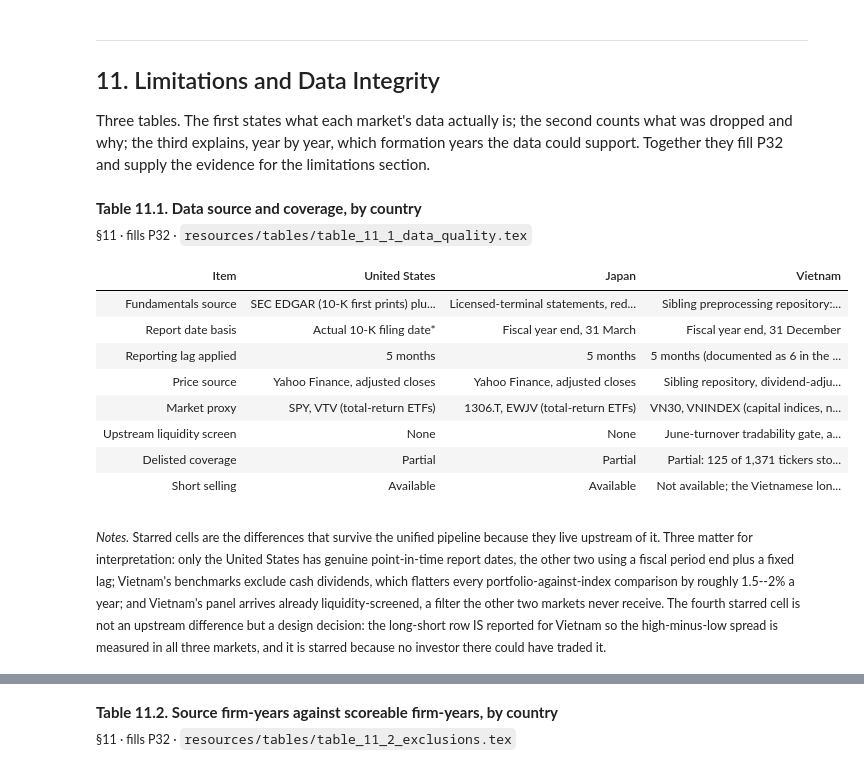
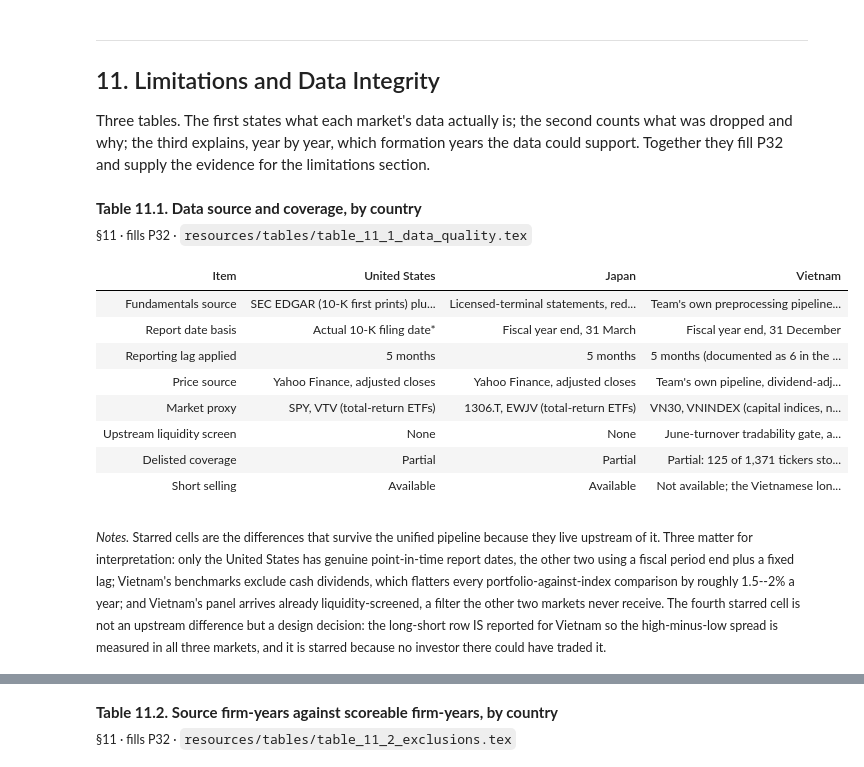
Before and after one commit to mikeding1130/fscore_capstone, a Jupyter notebook: consolidated_report/consolidated_report.ipynb, the cells around one changed output, grey strips where cells are left out. Drawn from its saved outputs; the diff is of its cells as text; code cells hidden in the pictures.

```diff
--- a/consolidated_report/consolidated_report.ipynb
+++ b/consolidated_report/consolidated_report.ipynb
@@ -984,7 +984,7 @@ quality = pd.DataFrame(
         ("Fundamentals source",
          "SEC EDGAR (10-K first prints) plus Yahoo Finance",
          "Licensed-terminal statements, reduced to nine flags",
-         "Sibling preprocessing repository: FireAnt, CafeF and TCBS reconciled"),
+         "Team's own preprocessing pipeline: FireAnt, CafeF and TCBS reconciled"),
         ("Report date basis",
          sig("Actual 10-K filing date", True),
          "Fiscal year end, 31 March",
@@ -993,45 +993,45 @@ quality = pd.DataFrame(
          "5 months", "5 months", "5 months (documented as 6 in the data notes)"),
         ("Price source",
          "Yahoo Finance, adjusted closes", "Yahoo Finance, adjusted closes",
-         "Sibling repository, dividend-adjusted closes"),
+         "Team's own pipeline, dividend-adjusted closes"),
         ("Market proxy",
          "SPY, VTV (total-return ETFs)",
          "1306.T, EWJV (total-return ETFs)",
          sig("VN30, VNINDEX (capital indices, no dividends)", True)),
         ("Upstream liquidity screen",
          "None", "None",
-         sig("June-turnover tradability gate, applied before this repository sees the data", True)),
+         sig("June-turnover tradability gate, applied before the study code sees the data", True)),
         ("Delisted coverage",
          "Partial", "Partial",
          "Partial: 125 of 1,371 tickers stop printing before 2026"),
         ("Short selling",
          "Available", "Available",
          sig("Not available; the Vietnamese long-short row is a hypothetical", True)),
     ],
     columns=["Item", "United States", "Japan", "Vietnam"],
 ).set_index("Item")
 
 emit(quality,
      name="table_11_1_data_quality",
      number="Table 11.1",
      title="Data source and coverage, by country",
      placeholder="P32",
      section="§11",
      index_header="Item",
      notes=("Starred cells are the differences that survive the unified pipeline because they "
             "live upstream of it. Three matter for interpretation: only the United States has "
             "genuine point-in-time report dates, the other two using a fiscal period end plus a "
             "fixed lag; Vietnam's benchmarks exclude cash dividends, which flatters every "
             "portfolio-against-index comparison by roughly 1.5--2% a year; and Vietnam's panel "
             "arrives already liquidity-screened, a filter the other two markets never receive. The fourth starred cell is not an upstream difference but a design decision: the long-short row IS reported for Vietnam so the high-minus-low spread is measured in all three markets, and it is starred because no investor there could have traded it."))
 # %% [output]
 **Table 11.1. Data source and coverage, by country**
 <sub>§11 &middot; fills P32 &middot; `resources/tables/table_11_1_data_quality.tex`</sub>
 | Item | United States | Japan | Vietnam |
-| Fundamentals source | SEC EDGAR (10-K first prints) plu... | Licensed-terminal statements, red... | Sibling preprocessing repository:... |
+| Fundamentals source | SEC EDGAR (10-K first prints) plu... | Licensed-terminal statements, red... | Team's own preprocessing pipeline... |
 | Report date basis | Actual 10-K filing date* | Fiscal year end, 31 March | Fiscal year end, 31 December |
 | Reporting lag applied | 5 months | 5 months | 5 months (documented as 6 in the ... |
-| Price source | Yahoo Finance, adjusted closes | Yahoo Finance, adjusted closes | Sibling repository, dividend-adju... |
+| Price source | Yahoo Finance, adjusted closes | Yahoo Finance, adjusted closes | Team's own pipeline, dividend-adj... |
 | Market proxy | SPY, VTV (total-return ETFs) | 1306.T, EWJV (total-return ETFs) | VN30, VNINDEX (capital indices, n... |
 | Upstream liquidity screen | None | None | June-turnover tradability gate, a... |
 | Delisted coverage | Partial | Partial | Partial: 125 of 1,371 tickers sto... |
```
Also changed, not shown: parts of 1 cell of this notebook, 17 other files.
